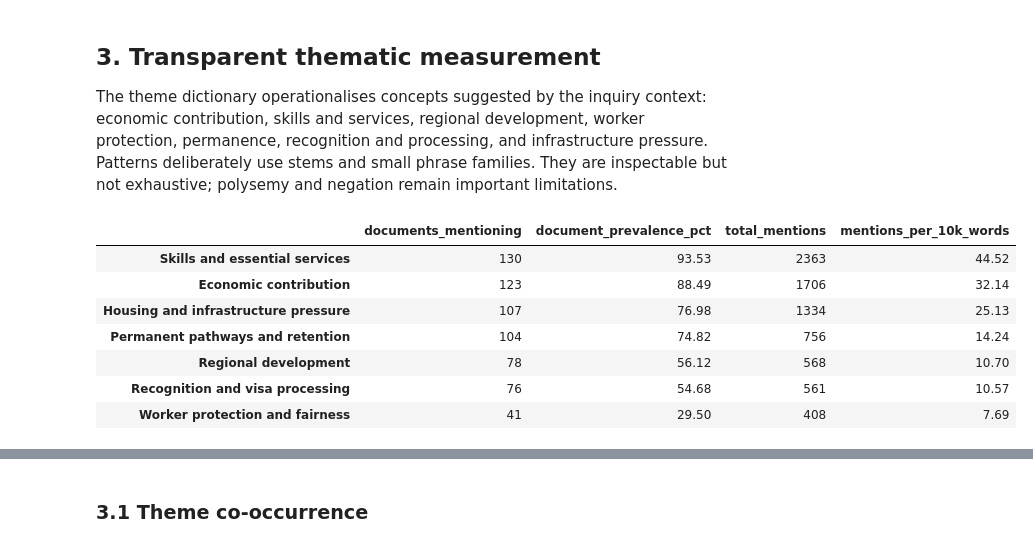
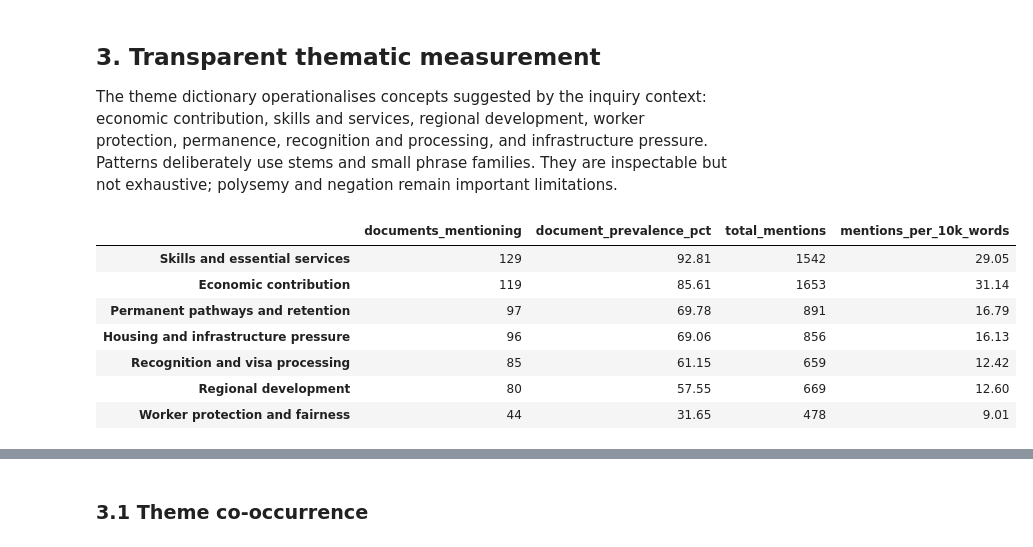
Before and after one commit to tuannm3812/uts-mdsi, a Jupyter notebook: llm-wiki/02-subjects/36118-applied-natural-language-processing/assignments/current-2026/at1/notebooks/1_skilled_migration_text_analysis.ipynb, the cells around one changed output, grey strips where cells are left out. Drawn from its saved outputs; the diff is of its cells as text; code cells hidden in the pictures.

```diff
--- a/llm-wiki/02-subjects/36118-applied-natural-language-processing/assignments/current-2026/at1/notebooks/1_skilled_migration_text_analysis.ipynb
+++ b/llm-wiki/02-subjects/36118-applied-natural-language-processing/assignments/current-2026/at1/notebooks/1_skilled_migration_text_analysis.ipynb
@@ -106,12 +117,19 @@ def extract_pdf(path: Path) -> dict[str, object]:
     try:
         reader = PdfReader(path)
         page_text = [page.extract_text() or "" for page in reader.pages]
-        text = "\n".join(page_text)
+        native_text = "\n".join(page_text)
+        ocr_path = OCR_DIR / f"{path.stem}.txt"
+        use_ocr = (
+            len(native_text) < MIN_EXTRACTED_CHARACTERS and ocr_path.is_file()
+        )
+        text = ocr_path.read_text(encoding="utf-8") if use_ocr else native_text
         return {
             "submission_id": path.stem,
             "filename": path.name,
             "page_count": len(reader.pages),
             "text": text,
+            "native_character_count": len(native_text),
+            "extraction_method": "OCR sidecar" if use_ocr else "native PDF",
             "extraction_error": None,
         }
     except Exception as exc:  # Continue the audit if one source is malformed.
@@ -120,12 +138,15 @@ def extract_pdf(path: Path) -> dict[str, object]:
             "filename": path.name,
             "page_count": 0,
             "text": "",
+            "native_character_count": 0,
+            "extraction_method": "failed",
             "extraction_error": f"{type(exc).__name__}: {exc}",
         }
 
 
 PROJECT_ROOT = find_project_root(Path.cwd(), DATA_RELATIVE_PATH)
 DATA_DIR = PROJECT_ROOT / DATA_RELATIVE_PATH
+OCR_DIR = PROJECT_ROOT / OCR_RELATIVE_PATH
 pdf_paths = sorted(DATA_DIR.glob("*.pdf"), key=submission_sort_key)
 
 assert len(pdf_paths) == EXPECTED_PDF_COUNT, (
@@ -138,11 +159,13 @@ documents["word_count"] = documents["text"].str.findall(
     r"[A-Za-z]+(?:'[A-Za-z]+)?"
 ).str.len()
 documents["needs_manual_review"] = (
-    documents["character_count"] < MIN_EXTRACTED_CHARACTERS
+    (documents["native_character_count"] < MIN_EXTRACTED_CHARACTERS)
+    | documents["extraction_error"].notna()
 )
 
-print(f"AT1 root: {PROJECT_ROOT}")
+print(f"AT1 project located: {PROJECT_ROOT.name}")
 print(f"PDFs accounted for: {len(documents)}")
 print(f"Pages extracted: {documents['page_count'].sum():,}")
 print(f"Extraction errors: {documents['extraction_error'].notna().sum()}")
+print(f"OCR sidecars loaded: {(documents['extraction_method'] == 'OCR sidecar').sum()}")
 # %% [output]
@@ -215,41 +239,45 @@ def count_theme_mentions(
         theme_patterns: Mapping from theme names to regex patterns.
 
     Returns:
         Match count for every theme.
     """
     return {
         theme: sum(len(re.findall(pattern, text)) for pattern in patterns)
         for theme, patterns in theme_patterns.items()
     }
 
 
-usable = documents.loc[~documents["needs_manual_review"]].copy()
+usable = documents.loc[
+    (documents["extraction_method"] == "native PDF")
+    & documents["extraction_error"].isna()
+    & (documents["native_character_count"] >= MIN_EXTRACTED_CHARACTERS)
+].copy()
 usable["normalised_text"] = usable["text"].map(normalise_text)
 theme_counts = pd.DataFrame(
     usable["normalised_text"].map(
         lambda text: count_theme_mentions(text, THEME_PATTERNS)
     ).tolist(),
     index=usable.index,
 )
 
 total_words = usable["word_count"].sum()
 theme_summary = pd.DataFrame({
     "documents_mentioning": (theme_counts > 0).sum(),
     "document_prevalence_pct": (theme_counts > 0).mean() * 100,
     "total_mentions": theme_counts.sum(),
     "mentions_per_10k_words": theme_counts.sum() / total_words * 10_000,
 }).sort_values("document_prevalence_pct", ascending=False)
 
 display(theme_summary.round(2))
 # %% [output]
 |  | documents_mentioning | document_prevalence_pct | total_mentions | mentions_per_10k_words |
-| Skills and essential services | 130 | 93.53 | 2363 | 44.52 |
-| Economic contribution | 123 | 88.49 | 1706 | 32.14 |
-| Housing and infrastructure pressure | 107 | 76.98 | 1334 | 25.13 |
-| Permanent pathways and retention | 104 | 74.82 | 756 | 14.24 |
-| Regional development | 78 | 56.12 | 568 | 10.70 |
-| Recognition and visa processing | 76 | 54.68 | 561 | 10.57 |
-| Worker protection and fairness | 41 | 29.50 | 408 | 7.69 |
+| Skills and essential services | 129 | 92.81 | 1542 | 29.05 |
+| Economic contribution | 119 | 85.61 | 1653 | 31.14 |
+| Permanent pathways and retention | 97 | 69.78 | 891 | 16.79 |
+| Housing and infrastructure pressure | 96 | 69.06 | 856 | 16.13 |
+| Recognition and visa processing | 85 | 61.15 | 659 | 12.42 |
+| Regional development | 80 | 57.55 | 669 | 12.60 |
+| Worker protection and fairness | 44 | 31.65 | 478 | 9.01 |
 # %%
 plot_data = theme_summary.sort_values("document_prevalence_pct")
 fig, ax = plt.subplots(figsize=(9, 5.5))
```
Also changed, not shown: parts of 8 cells of this notebook, 5 other files.
